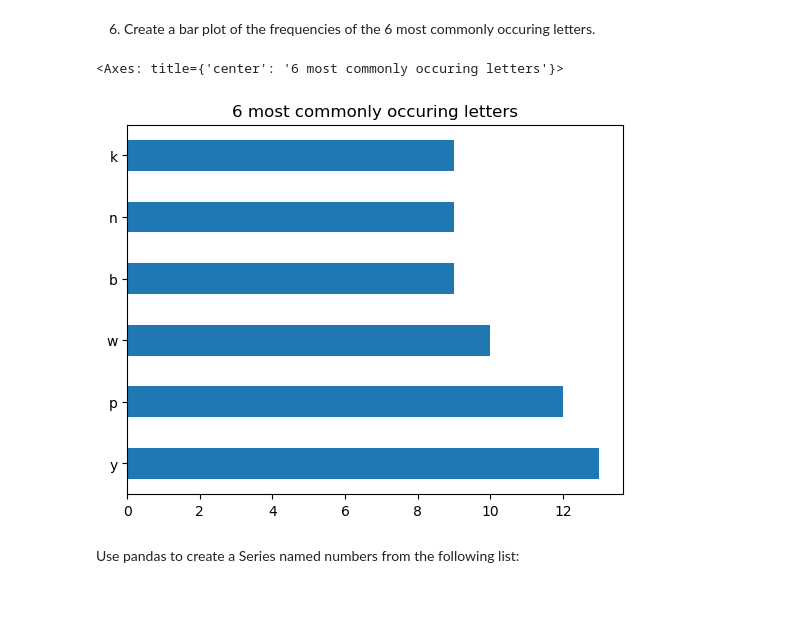
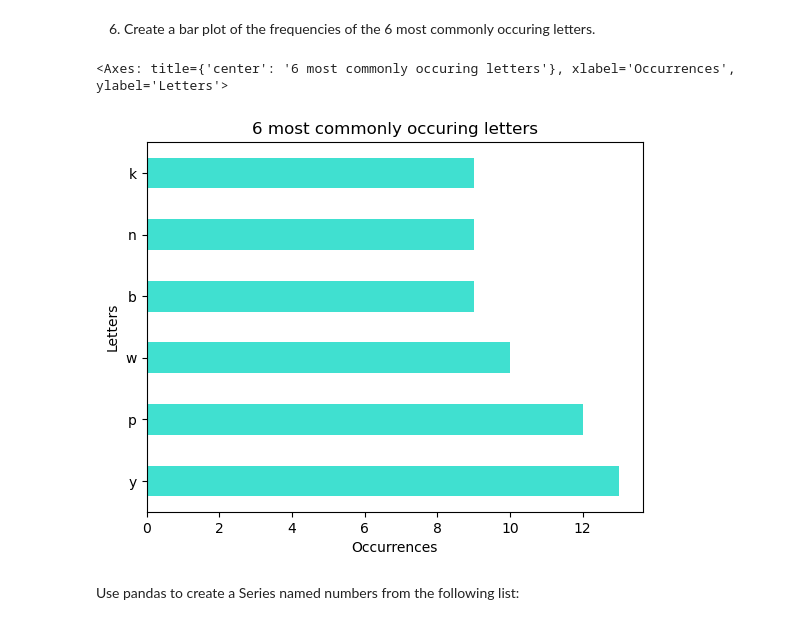
Before and after one commit to TheodoreQuansah/numpy-pandas-visualization-exercises, a Jupyter notebook: pandas_series.ipynb, the cells around one changed output. Saved outputs shown, nothing was run; the diff lists cells and outputs as text; code cells hidden in the pictures; blank space fills up the shorter version.

```diff
--- a/pandas_series.ipynb
+++ b/pandas_series.ipynb
@@ -369,10 +357,10 @@ Length: 200, dtype: object
 # %% [markdown]
 6) Create a bar plot of the frequencies of the 6 most commonly occuring letters.
 # %%
-letters.value_counts().head(6).plot.barh(title = '6 most commonly occuring letters')
+letters.value_counts().head(6).plot.barh( ylabel = 'Letters', xlabel = 'Occurrences', title = '6 most commonly occuring letters', color = 'turquoise')
 # %% [output]
-<Axes: title={'center': '6 most commonly occuring letters'}>
+<Axes: title={'center': '6 most commonly occuring letters'}, xlabel='Occurrences', ylabel='Letters'>
-[figure, old version]
+[figure, new version]
 # %% [markdown]
 Use pandas to create a Series named numbers from the following list:
 # %%
```
Also changed, not shown: parts of 26 cells of this notebook.
